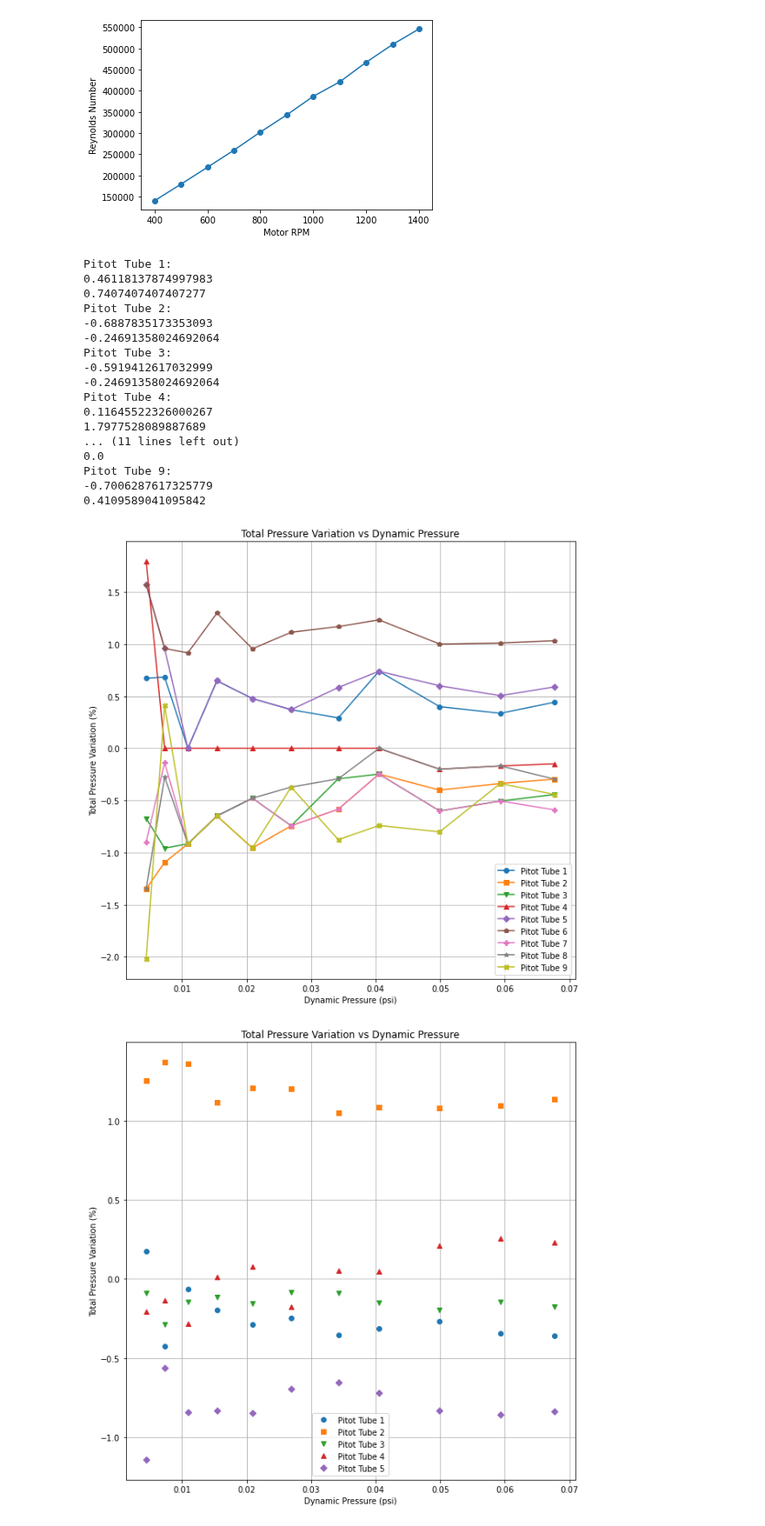
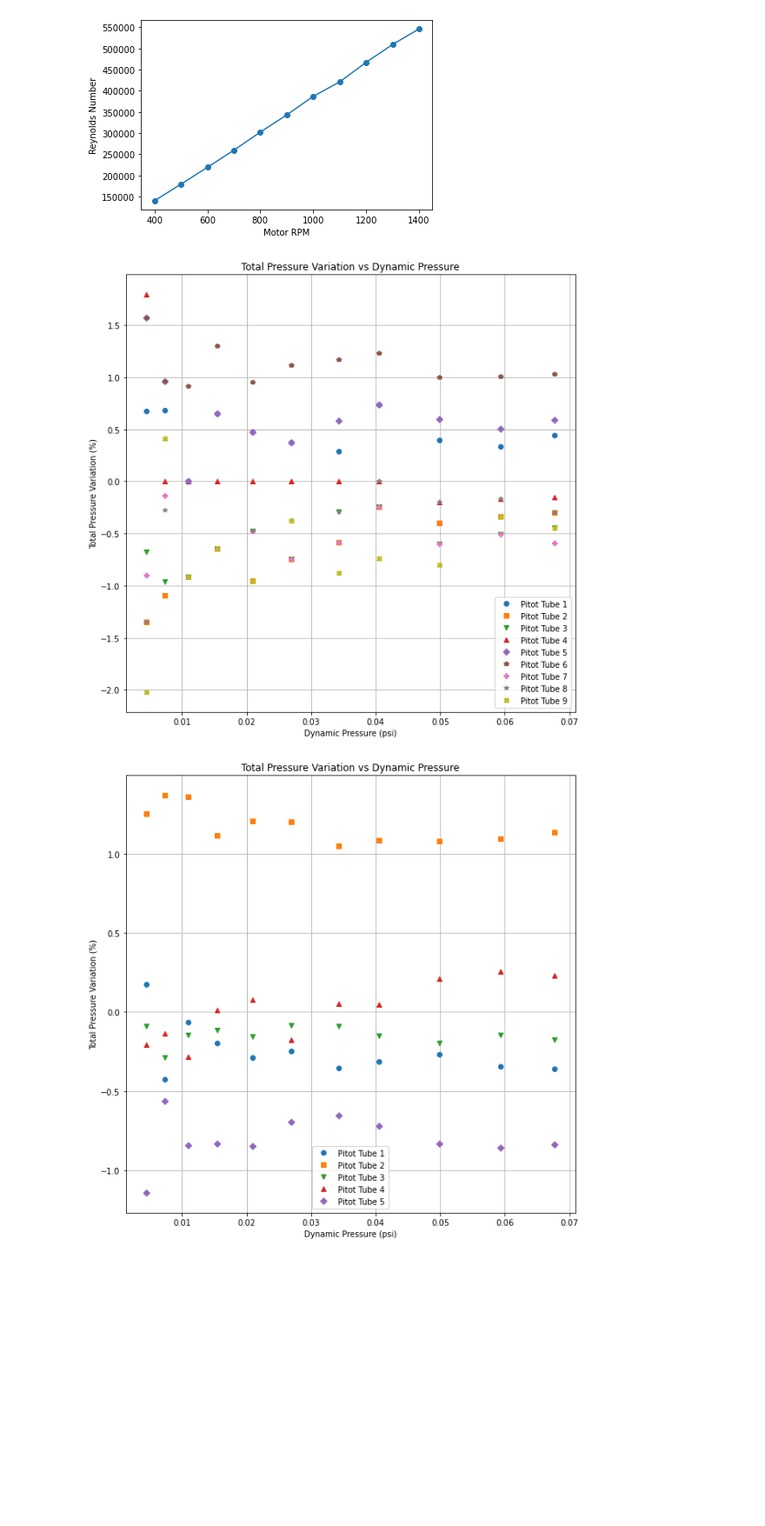
Before and after one commit to EvanY14/AE460-Fa23, a Jupyter notebook: Lab_1/dat_anal.ipynb, the cells around one changed output. Shown at 87% size. Drawn from its saved outputs; the diff is of its cells as text; code cells hidden in the pictures; blank space fills up the shorter version.

```diff
--- a/Lab_1/dat_anal.ipynb
+++ b/Lab_1/dat_anal.ipynb
@@ -73,39 +73,22 @@ M = v/np.sqrt(1.4*1717*T)
 # %%
 # Question 3
 plt.figure(figsize=(10, 10))
 markers = ['o', 's', 'v', '^', 'D', 'p', 'P', '*', 'X']
 for i in range(9):
     p0 = np.array(data.iloc[1:, 7+i], dtype=float)
     p_avg = np.array(data.iloc[1:, 21], dtype=float)
     TPV = 100*(p0-p_avg)/q
-    plt.plot(q, TPV, markers[i]+'-', label='Pitot Tube {}'.format(i+1))
-    print('Pitot Tube {}:'.format(i+1))
-    print(np.mean(TPV))
-    print(np.max(TPV))
+    plt.plot(q, TPV, markers[i], label='Pitot Tube {}'.format(i+1))
+    # print('Pitot Tube {}:'.format(i+1))
+    # print(np.mean(TPV))
+    # print(np.max(np.abs(TPV)))
+    # print(np.std(TPV))
 plt.xlabel('Dynamic Pressure (psi)')
 plt.ylabel('Total Pressure Variation (%)')
 plt.title('Total Pressure Variation vs Dynamic Pressure')
 plt.grid()
 plt.legend()
-
 plt.show()
 # %% [output]
-Pitot Tube 1:
-0.46118137874997983
-0.7407407407407277
-Pitot Tube 2:
--0.6887835173353093
--0.24691358024692064
-Pitot Tube 3:
--0.5919412617032999
--0.24691358024692064
-Pitot Tube 4:
-0.11645522326000267
-1.7977528089887689
-... (11 lines left out)
-0.0
-Pitot Tube 9:
--0.7006287617325779
-0.4109589041095842
-[figure, old version]
+[figure, new version]
 # %%
```
Also changed, not shown: parts of 6 cells of this notebook.
